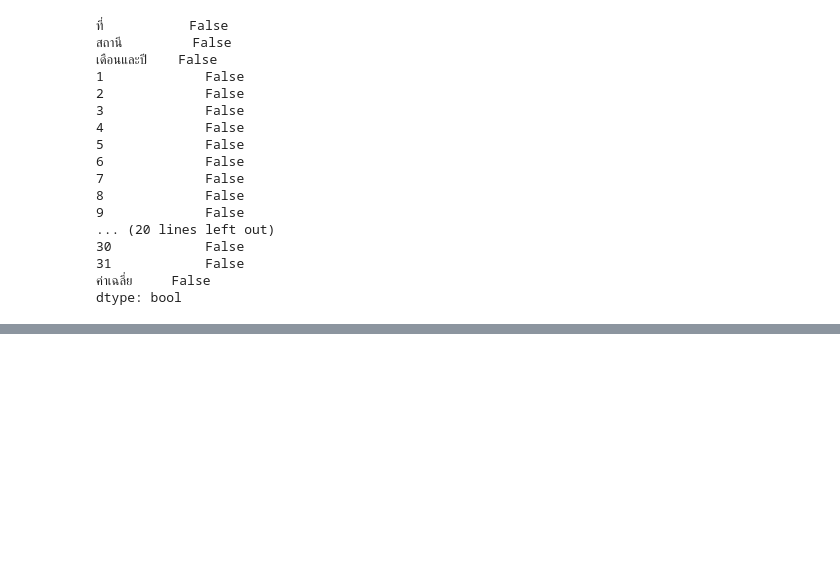
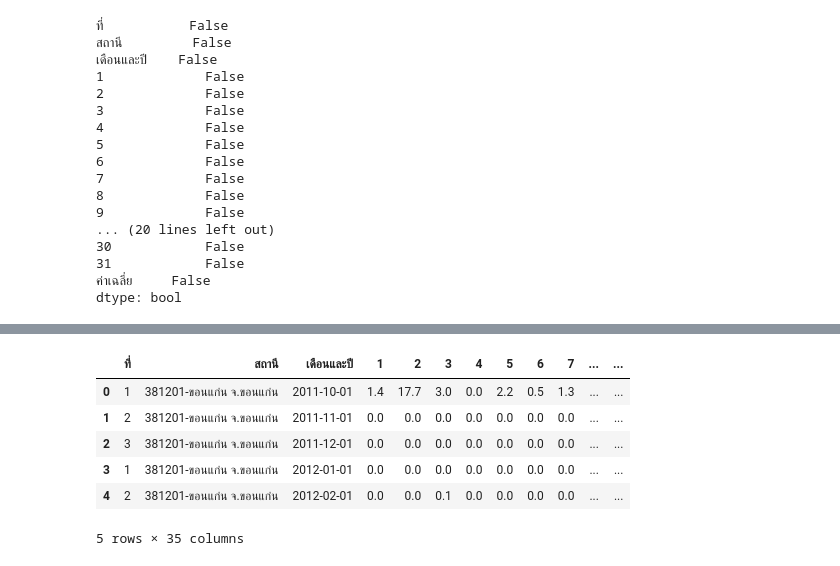
Before and after one commit to Piyaphat23/BSC_DPDM23, a Jupyter notebook: midterm_bscdpdm23.ipynb, the cells around one changed output, grey strips where cells are left out. Saved outputs shown, nothing was run; the diff lists cells and outputs as text; code cells hidden in the pictures; blank space fills up the shorter version.

```diff
--- a/midterm_bscdpdm23.ipynb
+++ b/midterm_bscdpdm23.ipynb
@@ -1124,0 +1314,2 @@ dtype: bool
+# %%
+Rain_KK.fillna(0.1, inplace=True)
@@ -1124,0 +1336,10 @@ dtype: bool
+# %%
+Rain_KK.head() #เรียกตารางออกมาดู
+# %% [output]
+|  | ที่ | สถานี | เดือนและปี | 1 | 2 | 3 | 4 | 5 | 6 | 7 | ... | ... |
+| 0 | 1 | 381201-ขอนแก่น จ.ขอนแก่น | 2011-10-01 | 1.4 | 17.7 | 3.0 | 0.0 | 2.2 | 0.5 | 1.3 | ... | ... |
+| 1 | 2 | 381201-ขอนแก่น จ.ขอนแก่น | 2011-11-01 | 0.0 | 0.0 | 0.0 | 0.0 | 0.0 | 0.0 | 0.0 | ... | ... |
+| 2 | 3 | 381201-ขอนแก่น จ.ขอนแก่น | 2011-12-01 | 0.0 | 0.0 | 0.0 | 0.0 | 0.0 | 0.0 | 0.0 | ... | ... |
+| 3 | 1 | 381201-ขอนแก่น จ.ขอนแก่น | 2012-01-01 | 0.0 | 0.0 | 0.0 | 0.0 | 0.0 | 0.0 | 0.0 | ... | ... |
+| 4 | 2 | 381201-ขอนแก่น จ.ขอนแก่น | 2012-02-01 | 0.0 | 0.0 | 0.1 | 0.0 | 0.0 | 0.0 | 0.0 | ... | ... |
+5 rows × 35 columns
```
Also changed, not shown: parts of 87 cells of this notebook.
